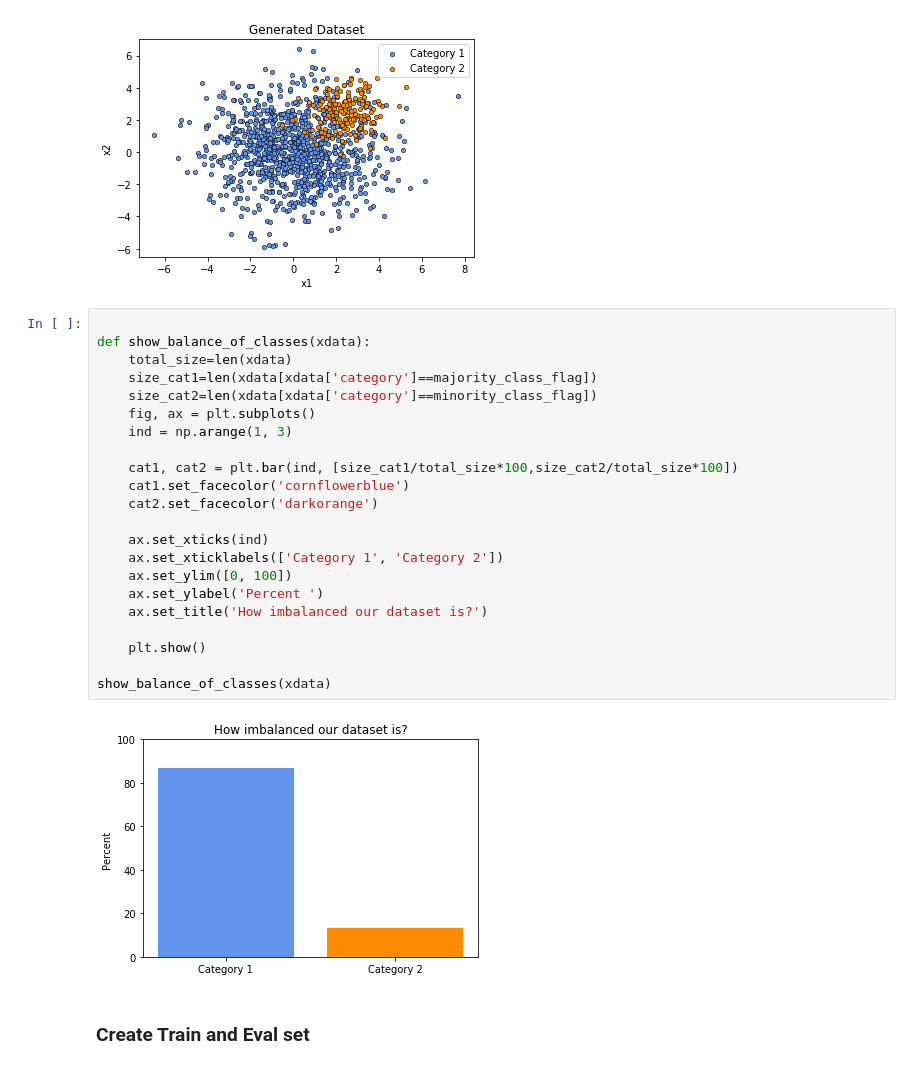
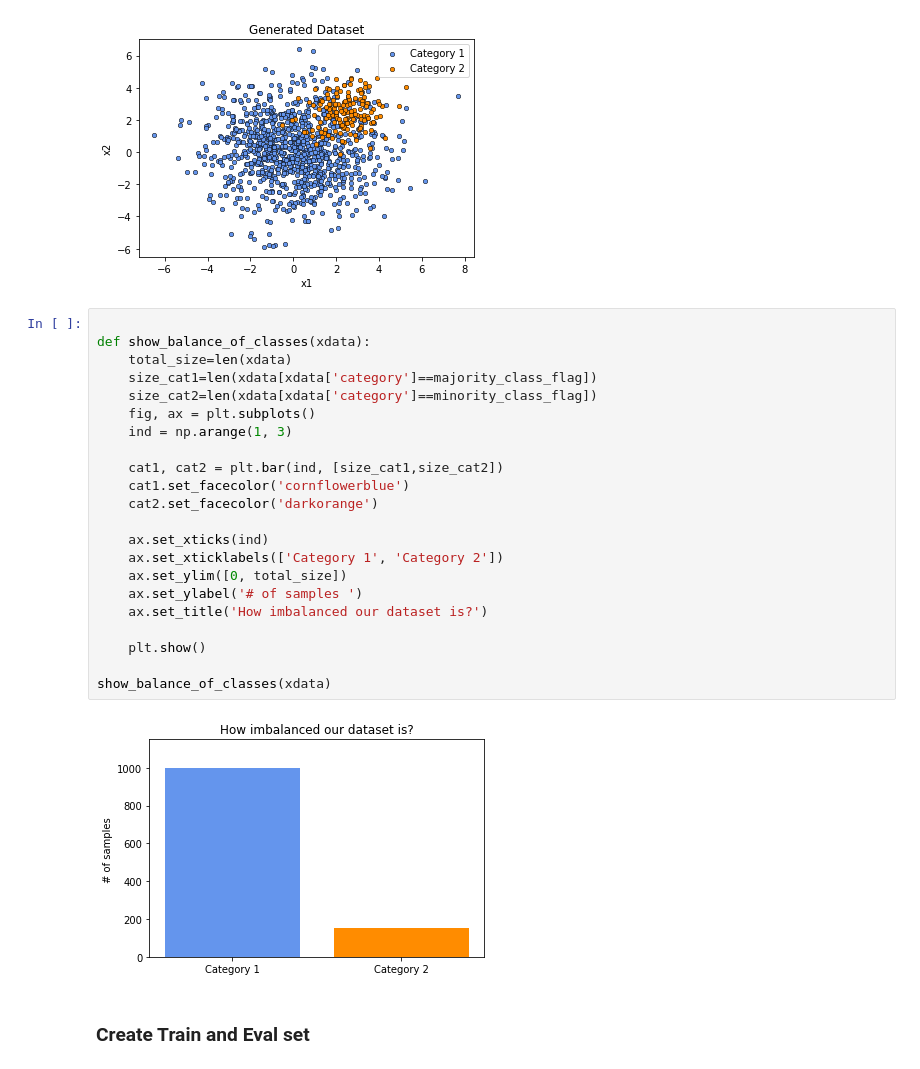
Before and after one commit to mike576/notenoughdata, a Jupyter notebook: Not_Enough_Data.ipynb, the cells around one changed output. Cells and saved outputs as stored; diff of their text form.

```diff
--- a/Not_Enough_Data.ipynb
+++ b/Not_Enough_Data.ipynb
@@ -59,27 +59,27 @@ plt.show()
 # %%
 
 def show_balance_of_classes(xdata):
     total_size=len(xdata)
     size_cat1=len(xdata[xdata['category']==majority_class_flag])
     size_cat2=len(xdata[xdata['category']==minority_class_flag])
     fig, ax = plt.subplots()
     ind = np.arange(1, 3)
 
-    cat1, cat2 = plt.bar(ind, [size_cat1/total_size*100,size_cat2/total_size*100])
+    cat1, cat2 = plt.bar(ind, [size_cat1,size_cat2])
     cat1.set_facecolor('cornflowerblue')
     cat2.set_facecolor('darkorange')
 
     ax.set_xticks(ind)
     ax.set_xticklabels(['Category 1', 'Category 2'])
-    ax.set_ylim([0, 100])
-    ax.set_ylabel('Percent ')
+    ax.set_ylim([0, total_size])
+    ax.set_ylabel('# of samples ')
     ax.set_title('How imbalanced our dataset is?')
 
     plt.show()
 
 show_balance_of_classes(xdata)
 # %% [output]
-[figure, old version]
+[figure, new version]
 # %% [markdown]
 ### Create Train and Eval set
 # %%
```
Also changed, not shown: parts of 8 cells of this notebook.
